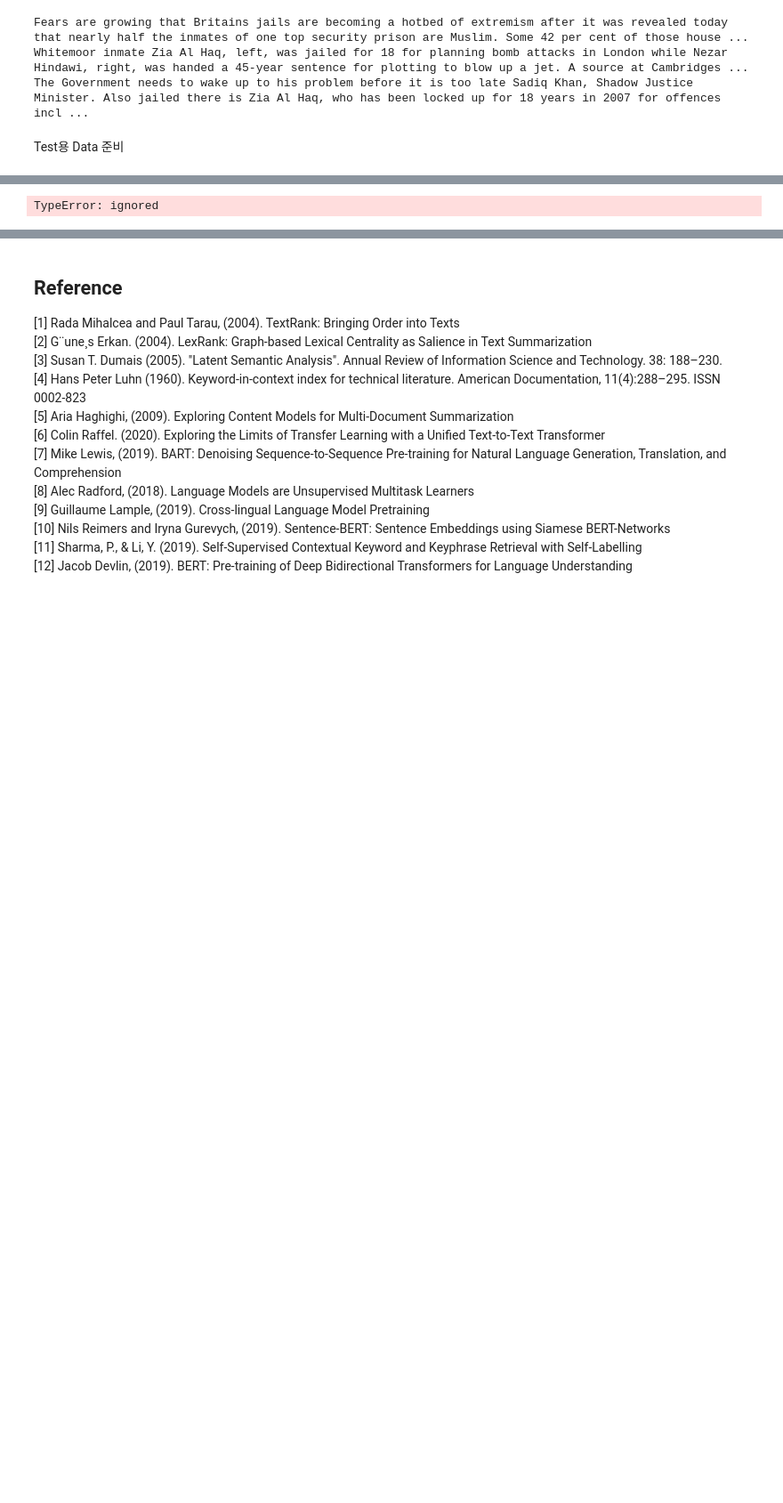
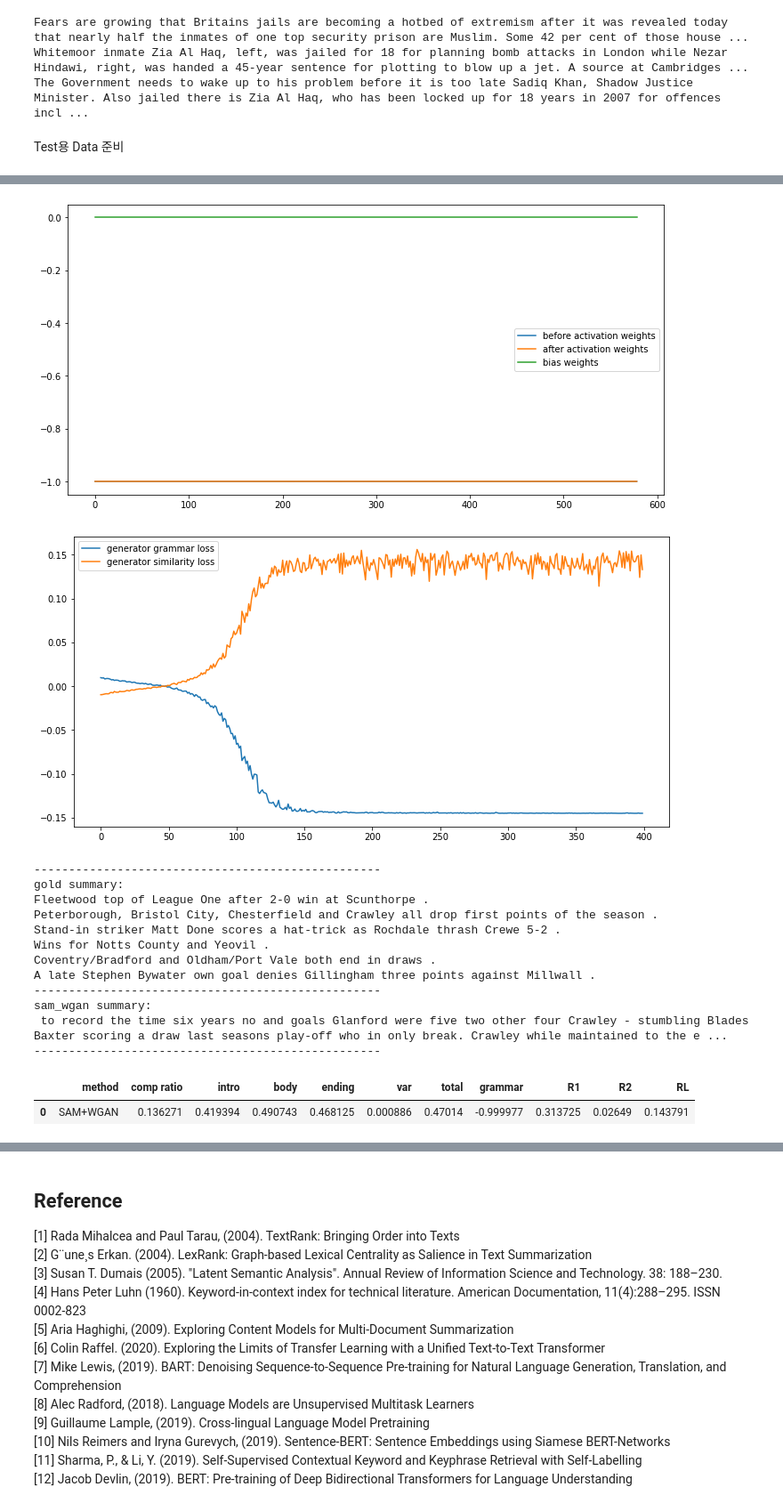
Before and after one commit to dolmani38/Summary2, a Jupyter notebook: colab_english_model_SAM_WGAN_v3.6.ipynb, the cells around one changed output, grey strips where cells are left out. Shown at 89% size. Saved outputs shown, nothing was run; the diff lists cells and outputs as text; code cells hidden in the pictures; blank space fills up the shorter version.

```diff
--- a/colab_english_model_SAM_WGAN_v3.6.ipynb
+++ b/colab_english_model_SAM_WGAN_v3.6.ipynb
@@ -1283,7 +1283,7 @@ class SAM_Summarizer:
                 #fake_gen_out[i,tk] += torch.sigmoid(fake_gmr_out[j,1])
 
                 fake_gen_out[i,tk] += torch.tanh( fake_gmr_out[j,1])
-                fake_sim_out[i,tk] += f_sim_out[j]*1.7
+                fake_sim_out[i,tk] += f_sim_out[j]*2
 
             except Exception as ex:
                 print(j,i,tk)
@@ -1378,7 +1378,7 @@ class SAM_Summarizer:
                 sw2 = sw * fake_gmr_out
                 G_g_loss = -torch.mean(sw2)
 
-                G_loss = G_s_loss + G_g_loss
+                G_loss =  G_g_loss
 
                 self.generator.zero_grad()
                 G_loss.backward()
@@ -1884,8 +1884,8 @@ Fears are growing that Britains jails are becoming a hotbed of extremism after i
 Whitemoor inmate Zia Al Haq, left, was jailed for 18 for planning bomb attacks in London while Nezar Hindawi, right, was handed a 45-year sentence for plotting to blow up a jet. A source at Cambridges ...
 The Government needs to wake up to his problem before it is too late Sadiq Khan, Shadow Justice Minister. Also jailed there is Zia Al Haq, who has been locked up for 18 years in 2007 for offences incl ...
 # %%
-org_text_1,org_text_2,org_text_3 = clear_article(sentences_dataset[5])
-g_summ = gold_summary[5]
+org_text_1,org_text_2,org_text_3 = clear_article(sentences_dataset[4])
+g_summ = gold_summary[4]
 # %%
 def sam_wgan(g_summ,org_text,display = False):
     source = Source(org_text[0] + org_text[1] + org_text[2])
@@ -1908,14 +1908,16 @@ def sam_wgan(g_summ,org_text,display = False):
 # %% [markdown]
 Test용 Data 준비
 # %%
+pd.set_option("display.max_rows", None, "display.max_columns", None)
+
 df1,_ = sam_wgan(g_summ,[org_text_1,org_text_2,org_text_3],display= True)
-df2,_ = bert_lexrank_sum(g_summ,[org_text_1,org_text_2,org_text_3])
-df3,_ = besm(g_summ,[org_text_1,org_text_2,org_text_3])
-df4,_ = besm_bert(g_summ,[org_text_1,org_text_2,org_text_3])
-df5,_ = abstract_method_1(g_summ,[org_text_1,org_text_2,org_text_3])
-df6,_ = abstract_method_2(g_summ,[org_text_1,org_text_2,org_text_3])
-result = pd.concat([df1, df2, df3, df4, df5, df6], ignore_index=True)
+#df2,_ = bert_lexrank_sum(g_summ,[org_text_1,org_text_2,org_text_3])
+#df3,_ = besm(g_summ,[org_text_1,org_text_2,org_text_3])
+#df4,_ = besm_bert(g_summ,[org_text_1,org_text_2,org_text_3])
+#df5,_ = abstract_method_1(g_summ,[org_text_1,org_text_2,org_text_3])
+#df6,_ = abstract_method_2(g_summ,[org_text_1,org_text_2,org_text_3])
+#result = pd.concat([df1, df2, df3, df4, df5, df6], ignore_index=True)
 #result = pd.concat([df1, df2, df3, df5, df6], ignore_index=True)
-result
+df1
 # %% [output]
 ------------------------------------------------------------------
@@ -1925,4 +1927,19 @@ top_n 15
+[figure, added]
+[figure, added]
-TypeError: ignored
+--------------------------------------------------
+gold summary:
+Fleetwood top of League One after 2-0 win at Scunthorpe .
+Peterborough, Bristol City, Chesterfield and Crawley all drop first points of the season .
+Stand-in striker Matt Done scores a hat-trick as Rochdale thrash Crewe 5-2 .
+Wins for Notts County and Yeovil .
+Coventry/Bradford and Oldham/Port Vale both end in draws .
+A late Stephen Bywater own goal denies Gillingham three points against Millwall .
+--------------------------------------------------
+sam_wgan summary:
+ to record the time six years no and goals Glanford were five two other four Crawley - stumbling Blades Baxter scoring a draw last seasons play-off who in only break. Crawley while maintained to the e ...
+--------------------------------------------------
+|  | method | comp ratio | intro | body | ending | var | total | grammar | R1 | R2 | RL |
+| 0 | SAM+WGAN | 0.136271 | 0.419394 | 0.490743 | 0.468125 | 0.000886 | 0.47014 | -0.999977 | 0.313725 | 0.02649 | 0.143791 |
 # %%
 import sys
 
```
Also changed, not shown: parts of 10 cells of this notebook.
